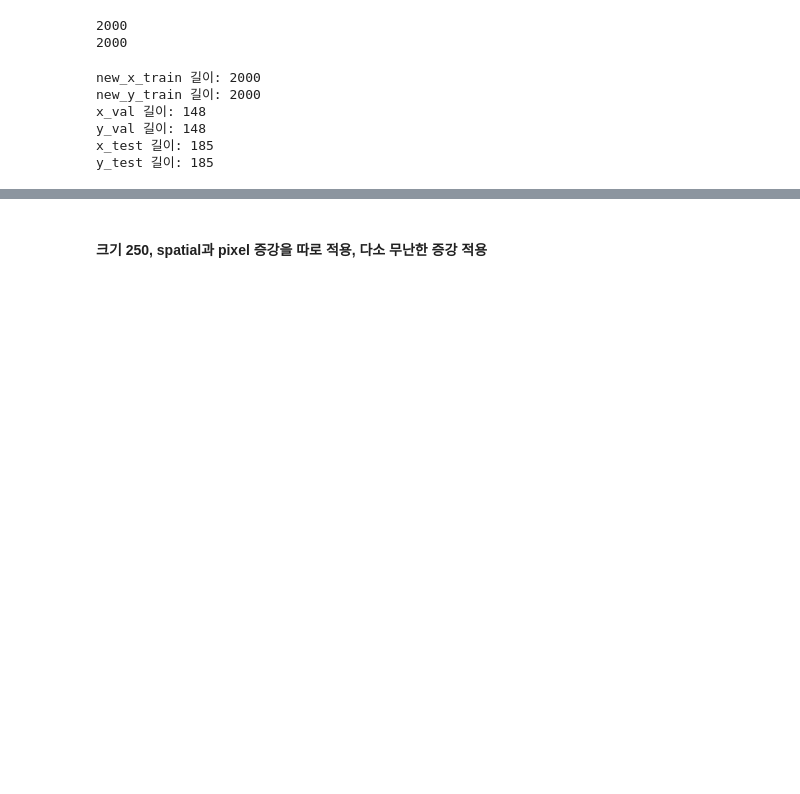
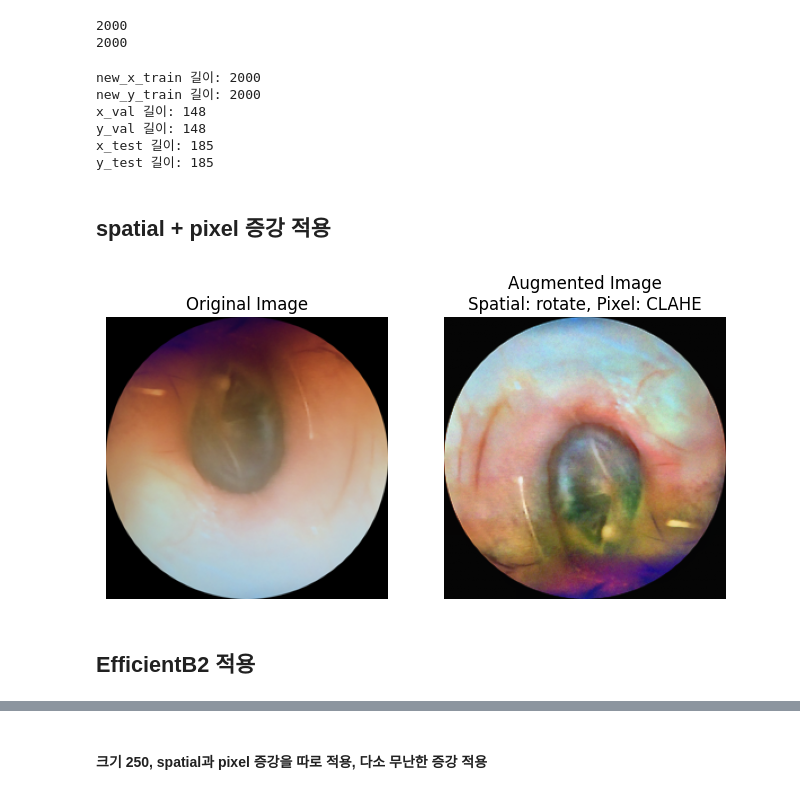
Before and after one commit to ghwjd/Lab, a Jupyter notebook: main.ipynb, the cells around one changed output, grey strips where cells are left out. Drawn from its saved outputs; the diff is of its cells as text; code cells hidden in the pictures; blank space fills up the shorter version.

```diff
--- a/main.ipynb
+++ b/main.ipynb
@@ -496,6 +475,51 @@ x_val 길이: 148
 y_val 길이: 148
 x_test 길이: 185
 y_test 길이: 185
+# %% [markdown]
+## spatial + pixel 증강 적용
+# %%
+ex_path = x_train_all[1]  # 예시 이미지 경로
+image2 = load_and_preprocess_image(ex_path)
+# %%
+def apply_multiple_augmentations(image, aug_func_spatial, aug_ratio_spatial, aug_func_pixel, aug_ratio_pixel):
+    # 공간적 증강(spatial augmentation)을 먼저 적용
+    spatial_funcs = list(aug_func_spatial.keys())
+    spatial_probs = [aug_ratio_spatial[name] for name in spatial_funcs]
+    spatial_choice = np.random.choice(spatial_funcs, p=spatial_probs)
+    image = aug_func_spatial[spatial_choice](image)
+
+    # 픽셀 기반 증강(pixel-based augmentation)을 적용
+    pixel_funcs = list(aug_func_pixel.keys())
+    pixel_probs = [aug_ratio_pixel[name] for name in pixel_funcs]
+    pixel_choice = np.random.choice(pixel_funcs, p=pixel_probs)
+    image = aug_func_pixel[pixel_choice](image)
+
+    # 적용된 증강 함수의 이름 반환
+    return image, f"Spatial: {spatial_choice}, Pixel: {pixel_choice}"
+
+# 예제 이미지에 두 증강을 적용
+augmented_image, aug_names = apply_multiple_augmentations(image2, aug_func_spatial, aug_ratio_spatial, aug_func_pixel, aug_ratio_pixel)
+
+def show_images(original, augmented, augmentation_details):
+    plt.figure(figsize=(8, 4))
+    plt.subplot(1, 2, 1)
+    plt.imshow(original)
+    plt.title('Original Image')
+    plt.axis('off')
+
+    plt.subplot(1, 2, 2)
+    plt.imshow(augmented)
+    plt.title(f'Augmented Image\n{augmentation_details}')
+    plt.axis('off')
+
+    plt.show()
+
+# 시각화 실행
+show_images(image2, augmented_image, aug_names)
+# %% [output]
+[figure, added]
+# %% [markdown]
+## EfficientB2 적용
 # %%
 import tensorflow as tf
 from tensorflow.keras.applications import EfficientNetB2
```
Also changed, not shown: parts of 20 cells of this notebook.
